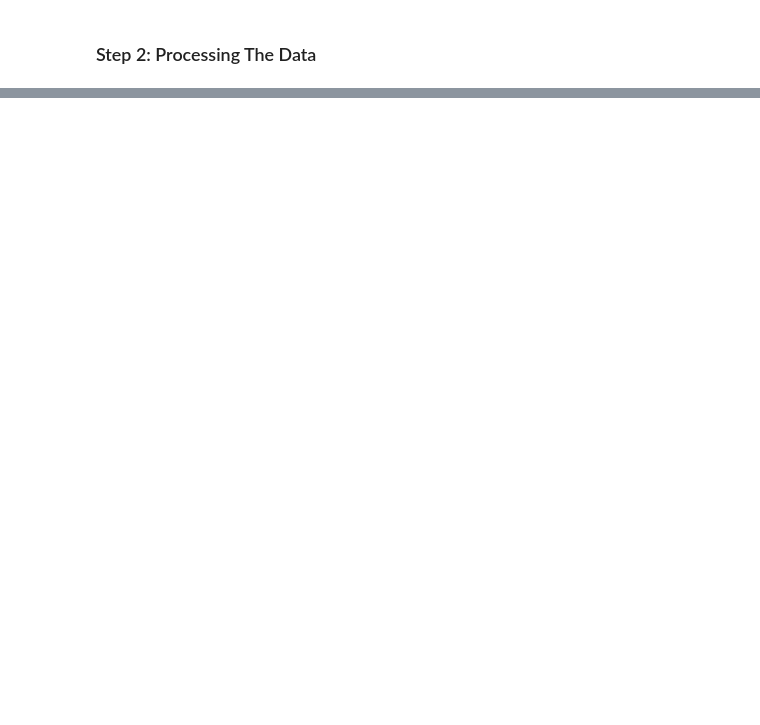
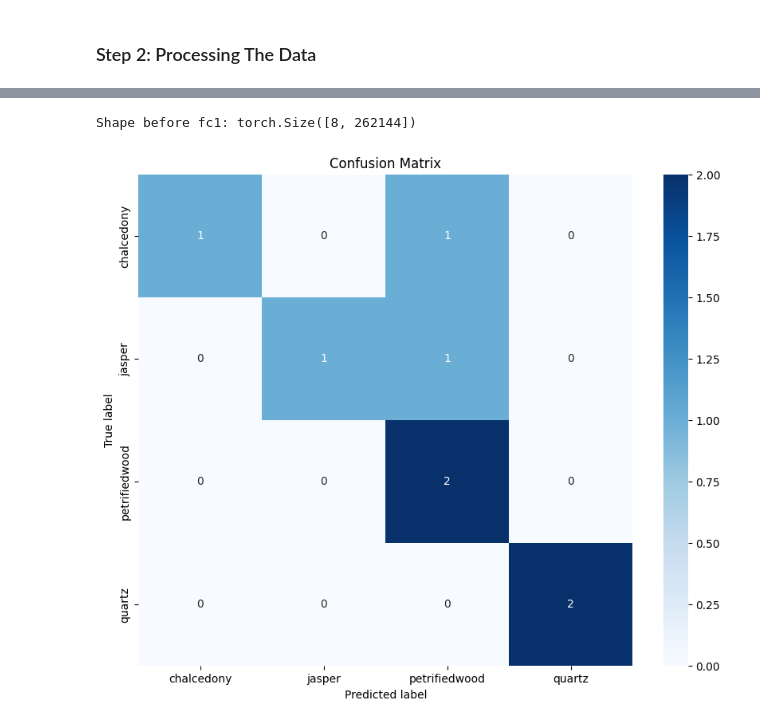
Before and after one commit to Gecervantes01/rockhound, a Jupyter notebook: rock_id_model/data_prep.ipynb, the cells around one changed output, grey strips where cells are left out. Drawn from its saved outputs; the diff is of its cells as text; code cells hidden in the pictures; blank space fills up the shorter version.

Commit message:
Initialized model and conducted basic test. Will look into increasing the size of the training data set, varying the number of epochs and better methods for testing the accuracy of the model.

```diff
--- a/rock_id_model/data_prep.ipynb
+++ b/rock_id_model/data_prep.ipynb
@@ -80,0 +113,16 @@ test_data_processing = transforms.Compose([
+# %%
+from rockhound_cnn import RockHoundCNN
+import torch
+import torch.nn as nn
+import torch.optim as optim
+
+# Initialize model, loss function, and optimizer
+num_classes = len(set(image_labels))  # Get the number of unique classes
+model = RockHoundCNN(num_classes)
+
+criterion = nn.CrossEntropyLoss()  # Suitable for multi-class classification
+optimizer = optim.Adam(model.parameters(), lr=0.001)  # You can adjust the learning rate
+
+# Move model to GPU if available
+device = torch.device('cuda' if torch.cuda.is_available() else 'cpu')
+model.to(device)
@@ -80,0 +225,60 @@ test_data_processing = transforms.Compose([
+# %%
+import torch
+from sklearn.metrics import confusion_matrix
+import seaborn as sns
+import matplotlib.pyplot as plt
+
+# Ensure the model is in evaluation mode
+model.eval()
+
+all_predictions = []
+all_labels = []
+
+# Define your label mapping (ensure this is correct)
+label_map = {
+    'chalcedony': 0,
+    'jasper': 1,
+    'petrifiedwood': 2,
+    'quartz': 3
+}
+
+# No gradient computation during evaluation
+with torch.no_grad():
+    for data in test_loader:
+        images = data[0].to(device)
+        labels = data[1]
+
+        # Convert labels to indices
+        numeric_labels = [label_map[label] for label in labels]
+        labels_tensor = torch.tensor(numeric_labels, dtype=torch.long).to(device)
+
+        # Forward pass
+        outputs = model(images)
+        _, predicted = torch.max(outputs, 1)
+
+        # Collect predictions and labels
+        all_predictions.extend(predicted.cpu().numpy())
+        all_labels.extend(labels_tensor.cpu().numpy())
+
+
+# Create confusion matrix
+cm = confusion_matrix(all_labels, all_predictions)
+
+# Function to plot confusion matrix
+def plot_confusion_matrix(cm, classes):
+    plt.figure(figsize=(10, 8))
+    sns.heatmap(cm, annot=True, fmt='d', cmap='Blues',
+                xticklabels=classes, yticklabels=classes)
+    plt.ylabel('True label')
+    plt.xlabel('Predicted label')
+    plt.title('Confusion Matrix')
+    plt.show()
+
+# Class names corresponding to your labels
+class_names = ['chalcedony', 'jasper', 'petrifiedwood', 'quartz']
+
+# Plot the confusion matrix
+plot_confusion_matrix(cm, class_names)
+# %% [output]
+Shape before fc1: torch.Size([8, 262144])
+[figure, added]
```
Also changed, not shown: parts of 14 cells of this notebook.
